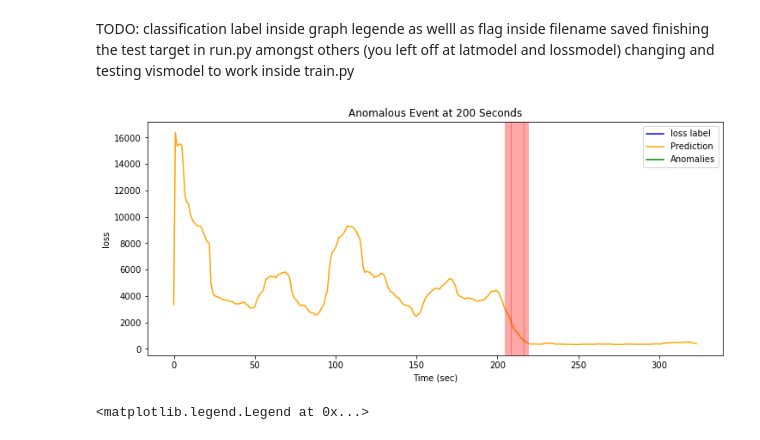
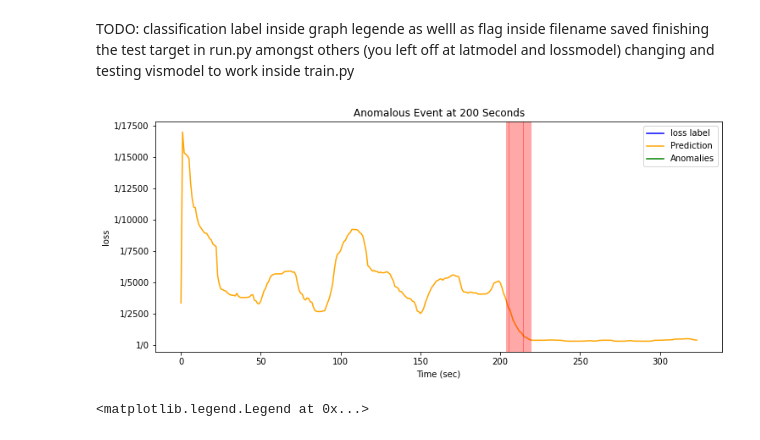
Before and after one commit to LauraDiao/Anomaly_Detectives, a Jupyter notebook: wk9.ipynb, the cells around one changed output. Cells and saved outputs as stored; diff of their text form; code cells hidden in the pictures.

```diff
--- a/wk9.ipynb
+++ b/wk9.ipynb
@@ -837,8 +837,9 @@ for j, i in enumerate([x for x in listdir(filedir) if not 'losslog' in x]):
                 "time_spread",
                 "longest_seq",
             ]
+        fig, ax = plt.subplots(figsize=(12, 5))
         df_[f"pred_{label}"] = mdl.predict(df_.rolling(window, min_periods=1)[indexcol].mean()) # prediction on mean aggregation
-        df_[f"pred_{label}"].plot(
+        ax = df_[f"pred_{label}"].plot(
                 figsize=(12, 5),
                 # title=f"Real Time Prediction on {label} (latency: {list(df['latency'].unique())}, loss: {list(df['loss'].unique())})",
                 title=f"Anomalous Event at 200 Seconds",
@@ -855,6 +856,12 @@ for j, i in enumerate([x for x in listdir(filedir) if not 'losslog' in x]):
         #     print(f"test dataframe {label} prediction w/ emp loss within pct err threshold of {pcterr_thresh}:", test_pcterr_eloss)
 
         if label == "loss":
+            def format_func1(value, tick_number):
+                # find number of multiples of pi/2
+                # N = np.exp(value).astype(int)
+                return f"1/{value.astype(int)}"
+            ax.yaxis.set_major_formatter(format_func1)
+
             vertical_line = Line2D([], [], color='red', marker='|', linestyle='None', alpha=.45,
                           markersize=10, markeredgewidth=1.5, label='Vertical line')
 
@@ -867,34 +874,34 @@ for j, i in enumerate([x for x in listdir(filedir) if not 'losslog' in x]):
                     f"{label} label",
                     "Prediction",
                     ""
                     "Anomalies"
                 ],
                 loc="upper right",
             )
         else:
             plt.legend(
                 [Line2D([0], [0], color='blue'),
                  Line2D([0], [0], color='orange')],
                 [
                     f"{label} label",
                     "Prediction",
                 ],
                 loc="center left"
             )
             test_mape_eloss = np.nan
             test_pcterr_eloss = np.nan
         # for i in df[~df["event"].isnull()].index:
         #     plt.axvline(x=i, color="y", alpha=0.45)
 
         ## adds new column to df
 
         df_[f'pred_{label}_pctc2_smooth'] = df_[f'pred_{label}'].rolling(smooth_window, min_periods=1).mean().pct_change(pct_change_window).rolling(smooth_window, min_periods=1).mean()
 
         anomaly_idx = df_[df_[f'pred_{label}_pctc2_smooth'] <= -0.15].index - window+10
         for i in anomaly_idx[anomaly_idx > 0]: # indices where negative percent change is higher than threshold
             plt.axvline(x=i, color='r', alpha=.45)
 # %% [output]
-[figure, old version]
+[figure, new version]
 # %%
 alpha=0.32
 
```
Also changed, not shown: 7 other files.
